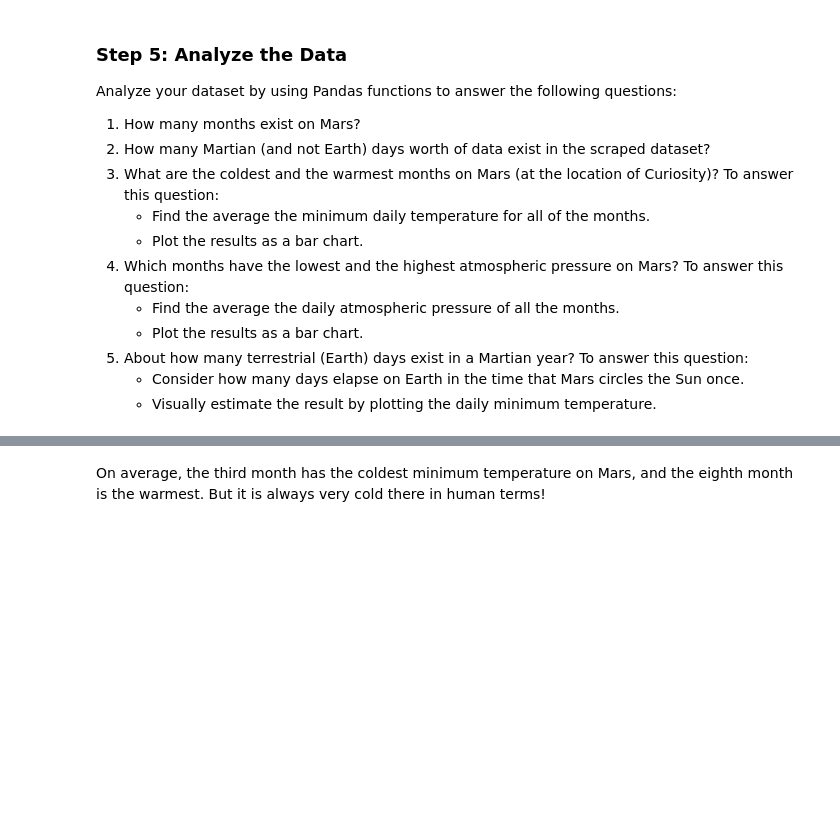
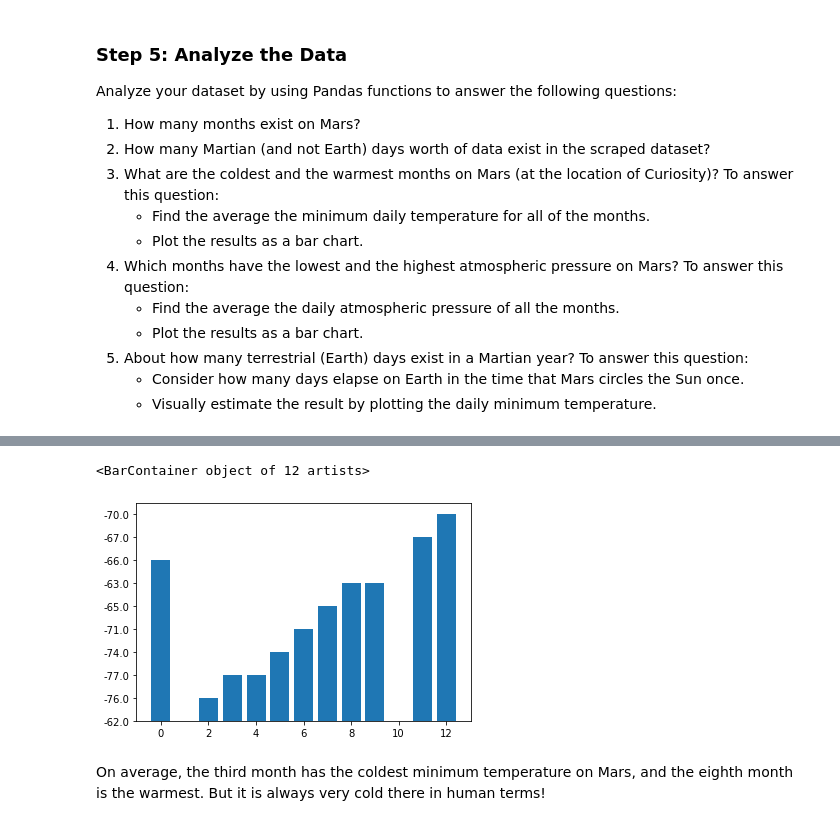
Before and after one commit to margomerritt/Mission-to-Mars, a Jupyter notebook: part_2_mars_weather.ipynb, the cells around one changed output, grey strips where cells are left out. Cells and saved outputs as stored; diff of their text form; code cells hidden in the pictures; blank space fills up the shorter version.

```diff
--- a/part_2_mars_weather.ipynb
+++ b/part_2_mars_weather.ipynb
@@ -161,2 +191,4 @@ Analyze your dataset by using Pandas functions to answer the following questions
 # %%
 # 3. What is the average low temperature by month?
+avg_low_temp = df.groupby(['month']).min()['min_temp']
+avg_low_temp
@@ -165,3 +210,13 @@ Analyze your dataset by using Pandas functions to answer the following questions
+# %%
+# Plot the average temperature by month
+# Create the plot with ax.plt()
+x_axis = [1,2,3,4,5,6,7,8,9,0,11,12]
+y_axis= avg_low_temp
+fig, ax = plt.subplots()
+ax.bar(x_axis, y_axis)
+# %% [output]
+<BarContainer object of 12 artists>
+[figure, added]
 # %%
 # Identify the coldest and hottest months in Curiosity's location
 # %%
```
Also changed, not shown: parts of 7 cells of this notebook.
